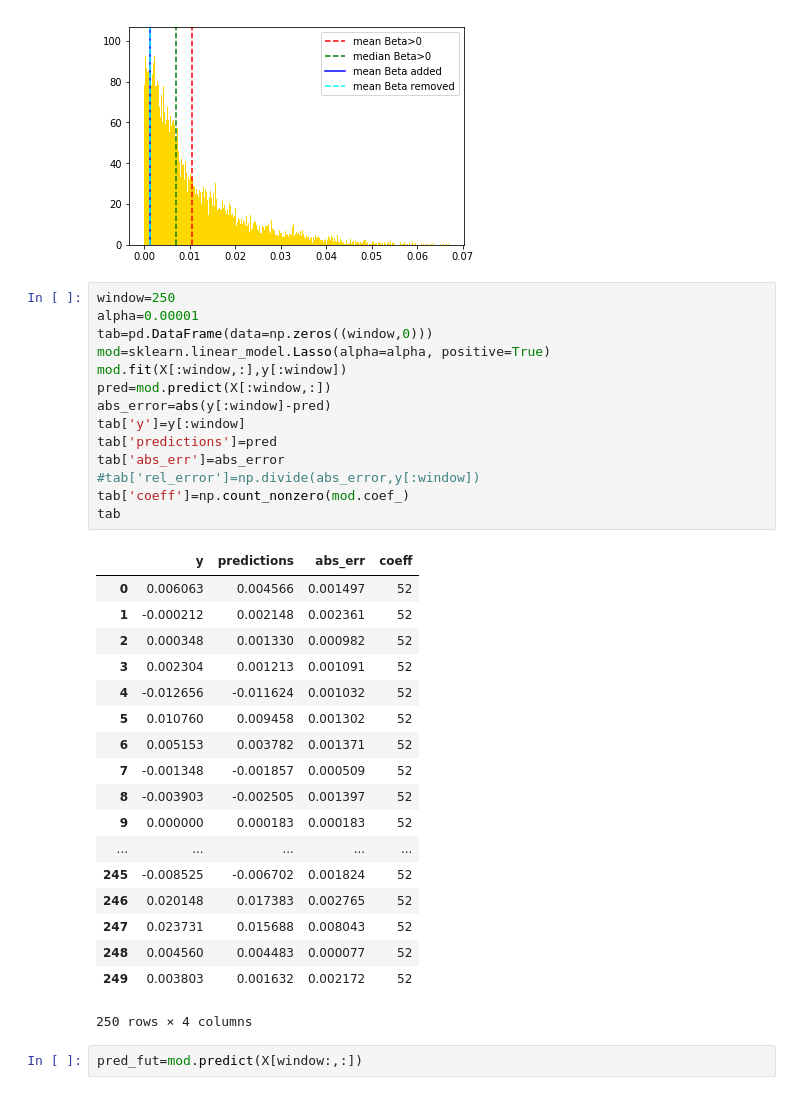
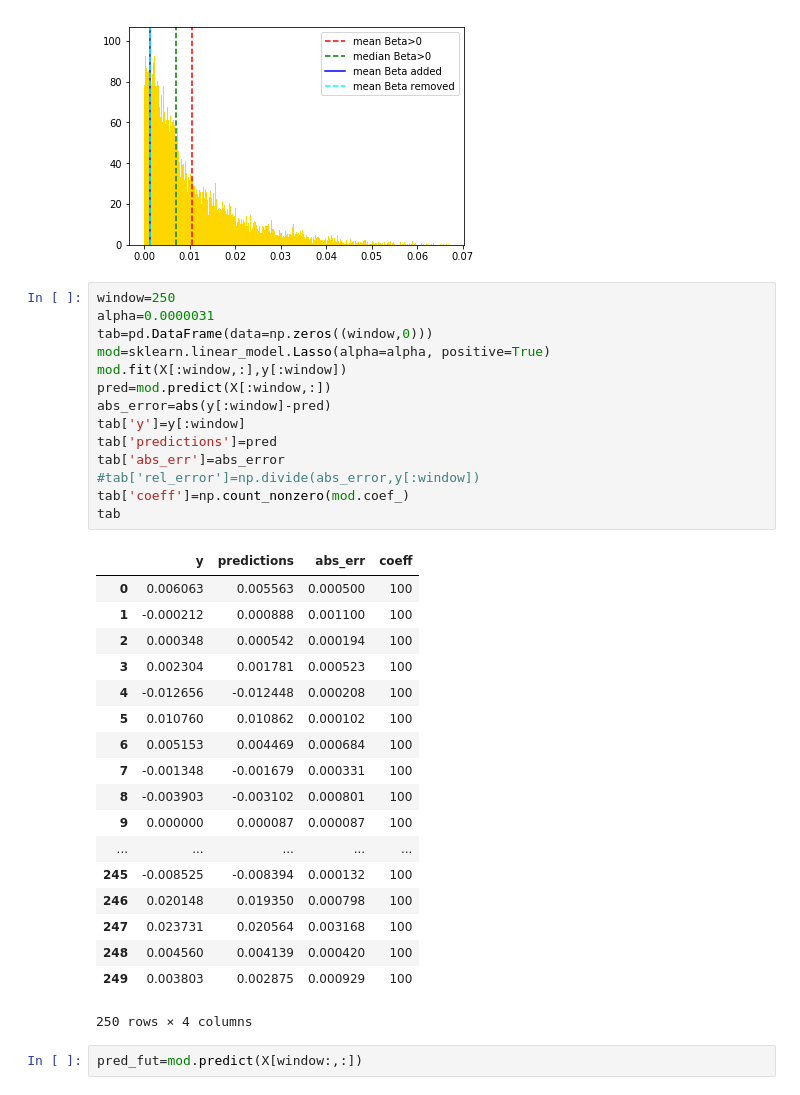
Before and after one commit to GiovanniMisseri/NonNegativeLASSO-PortfolioReplication, a Jupyter notebook: Data/Project.ipynb, the cells around one changed output. Drawn from its saved outputs; the diff is of its cells as text.

```diff
--- a/Data/Project.ipynb
+++ b/Data/Project.ipynb
@@ -482,36 +482,36 @@ _=plt.legend(["mean Beta>0","median Beta>0","mean Beta added","mean Beta removed
 [figure]
 # %%
 window=250
-alpha=0.00001
+alpha=0.0000031
 tab=pd.DataFrame(data=np.zeros((window,0)))
 mod=sklearn.linear_model.Lasso(alpha=alpha, positive=True)
 mod.fit(X[:window,:],y[:window])
 pred=mod.predict(X[:window,:])
 abs_error=abs(y[:window]-pred)
 tab['y']=y[:window]
 tab['predictions']=pred
 tab['abs_err']=abs_error
 #tab['rel_error']=np.divide(abs_error,y[:window])
 tab['coeff']=np.count_nonzero(mod.coef_)
 tab
 # %% [output]
 |  | y | predictions | abs_err | coeff |
-| 0 | 0.006063 | 0.004566 | 0.001497 | 52 |
-| 1 | -0.000212 | 0.002148 | 0.002361 | 52 |
-| 2 | 0.000348 | 0.001330 | 0.000982 | 52 |
-| 3 | 0.002304 | 0.001213 | 0.001091 | 52 |
-| 4 | -0.012656 | -0.011624 | 0.001032 | 52 |
-| 5 | 0.010760 | 0.009458 | 0.001302 | 52 |
-| 6 | 0.005153 | 0.003782 | 0.001371 | 52 |
-| 7 | -0.001348 | -0.001857 | 0.000509 | 52 |
-| 8 | -0.003903 | -0.002505 | 0.001397 | 52 |
-| 9 | 0.000000 | 0.000183 | 0.000183 | 52 |
+| 0 | 0.006063 | 0.005563 | 0.000500 | 100 |
+| 1 | -0.000212 | 0.000888 | 0.001100 | 100 |
+| 2 | 0.000348 | 0.000542 | 0.000194 | 100 |
+| 3 | 0.002304 | 0.001781 | 0.000523 | 100 |
+| 4 | -0.012656 | -0.012448 | 0.000208 | 100 |
+| 5 | 0.010760 | 0.010862 | 0.000102 | 100 |
+| 6 | 0.005153 | 0.004469 | 0.000684 | 100 |
+| 7 | -0.001348 | -0.001679 | 0.000331 | 100 |
+| 8 | -0.003903 | -0.003102 | 0.000801 | 100 |
+| 9 | 0.000000 | 0.000087 | 0.000087 | 100 |
 | ... | ... | ... | ... | ... |
-| 245 | -0.008525 | -0.006702 | 0.001824 | 52 |
-| 246 | 0.020148 | 0.017383 | 0.002765 | 52 |
-| 247 | 0.023731 | 0.015688 | 0.008043 | 52 |
-| 248 | 0.004560 | 0.004483 | 0.000077 | 52 |
-| 249 | 0.003803 | 0.001632 | 0.002172 | 52 |
+| 245 | -0.008525 | -0.008394 | 0.000132 | 100 |
+| 246 | 0.020148 | 0.019350 | 0.000798 | 100 |
+| 247 | 0.023731 | 0.020564 | 0.003168 | 100 |
+| 248 | 0.004560 | 0.004139 | 0.000420 | 100 |
+| 249 | 0.003803 | 0.002875 | 0.000929 | 100 |
 250 rows × 4 columns
 # %%
 pred_fut=mod.predict(X[window:,:])
```
Also changed, not shown: parts of 8 cells of this notebook.
